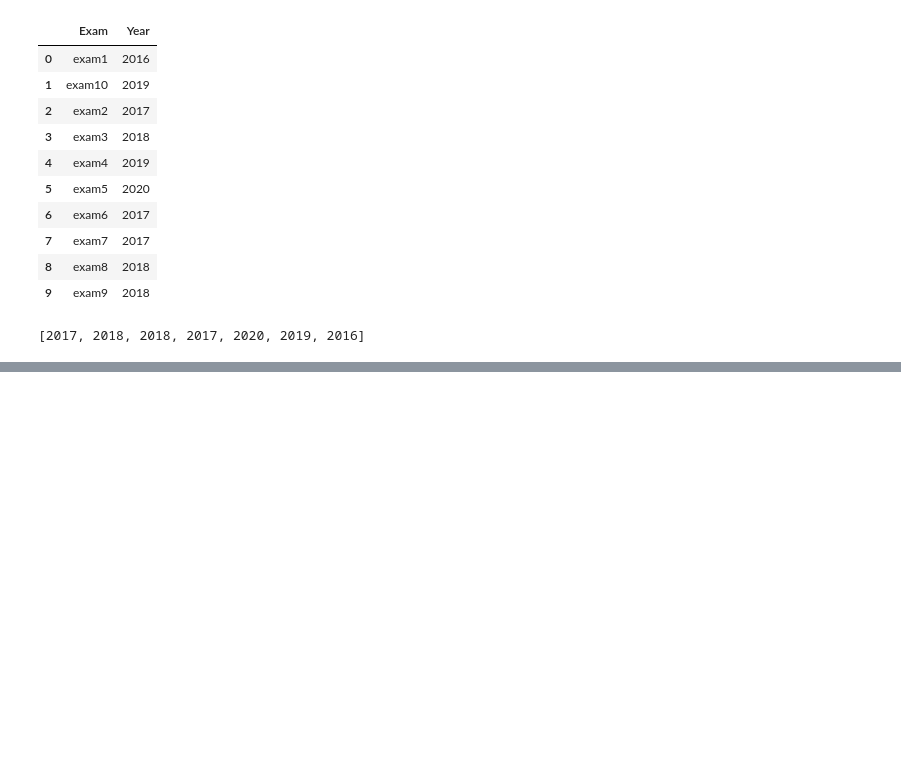
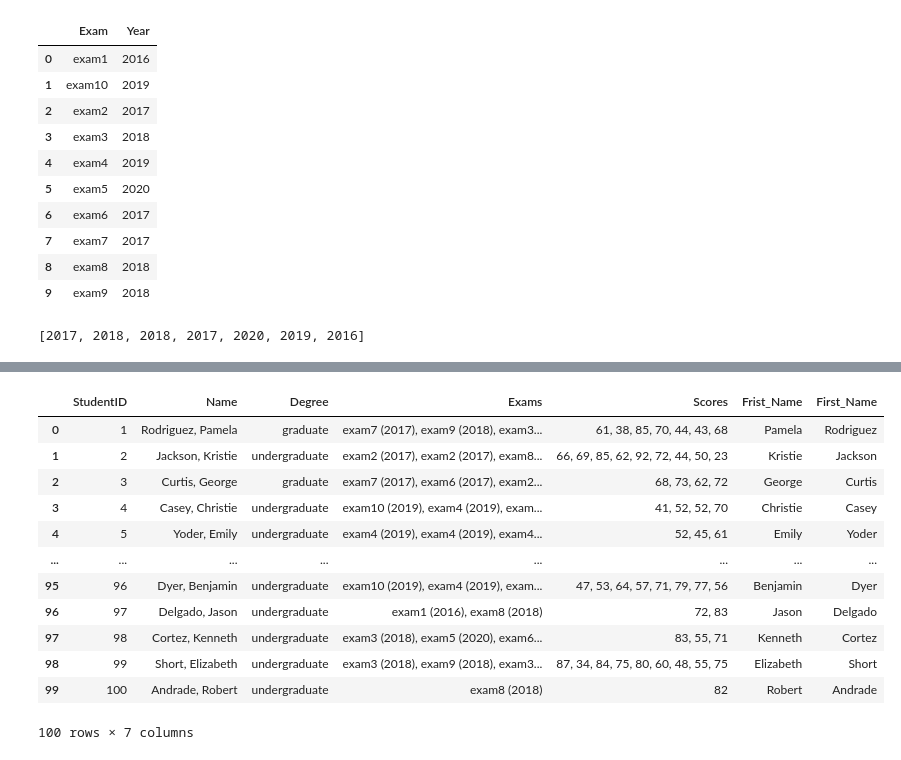
Before and after one commit to ShubhamMisar-12/Python-Code-Archive-2, a Jupyter notebook: Untitled.ipynb, the cells around one changed output, grey strips where cells are left out. Drawn from its saved outputs; the diff is of its cells as text; code cells hidden in the pictures; blank space fills up the shorter version.

```diff
--- a/Untitled.ipynb
+++ b/Untitled.ipynb
@@ -123,0 +218,21 @@ my_lst2
+# %%
+#df1 = df['Name'].apply(lambda x: x.split(","))
+#df['Name'].str.split(',', expand=True)
+df[['First_Name','Last_Name']] = df['Name'].str.split(',', expand=True)
+#pd.concat([df1,df['StudentID'],df['Degree']], axis = 1)
+df[['StudentID','First_Name','Last_Name','Degree'] ]
+df.drop('L', axis = 1)
+# %% [output]
+|  | StudentID | Name | Degree | Exams | Scores | Frist_Name | First_Name |
+| 0 | 1 | Rodriguez, Pamela | graduate | exam7 (2017), exam9 (2018), exam3... | 61, 38, 85, 70, 44, 43, 68 | Pamela | Rodriguez |
+| 1 | 2 | Jackson, Kristie | undergraduate | exam2 (2017), exam2 (2017), exam8... | 66, 69, 85, 62, 92, 72, 44, 50, 23 | Kristie | Jackson |
+| 2 | 3 | Curtis, George | graduate | exam7 (2017), exam6 (2017), exam2... | 68, 73, 62, 72 | George | Curtis |
+| 3 | 4 | Casey, Christie | undergraduate | exam10 (2019), exam4 (2019), exam... | 41, 52, 52, 70 | Christie | Casey |
+| 4 | 5 | Yoder, Emily | undergraduate | exam4 (2019), exam4 (2019), exam4... | 52, 45, 61 | Emily | Yoder |
+| ... | ... | ... | ... | ... | ... | ... | ... |
+| 95 | 96 | Dyer, Benjamin | undergraduate | exam10 (2019), exam4 (2019), exam... | 47, 53, 64, 57, 71, 79, 77, 56 | Benjamin | Dyer |
+| 96 | 97 | Delgado, Jason | undergraduate | exam1 (2016), exam8 (2018) | 72, 83 | Jason | Delgado |
+| 97 | 98 | Cortez, Kenneth | undergraduate | exam3 (2018), exam5 (2020), exam6... | 83, 55, 71 | Kenneth | Cortez |
+| 98 | 99 | Short, Elizabeth | undergraduate | exam3 (2018), exam9 (2018), exam3... | 87, 34, 84, 75, 80, 60, 48, 55, 75 | Elizabeth | Short |
+| 99 | 100 | Andrade, Robert | undergraduate | exam8 (2018) | 82 | Robert | Andrade |
+100 rows × 7 columns
```
Also changed, not shown: parts of 18 cells of this notebook, 3 other files.
